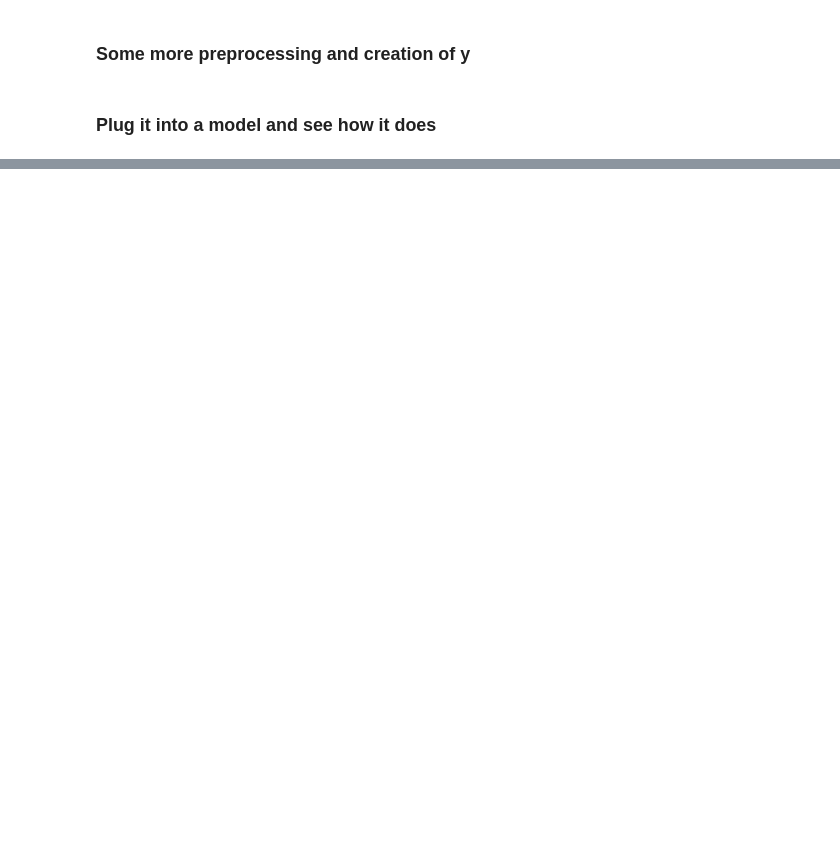
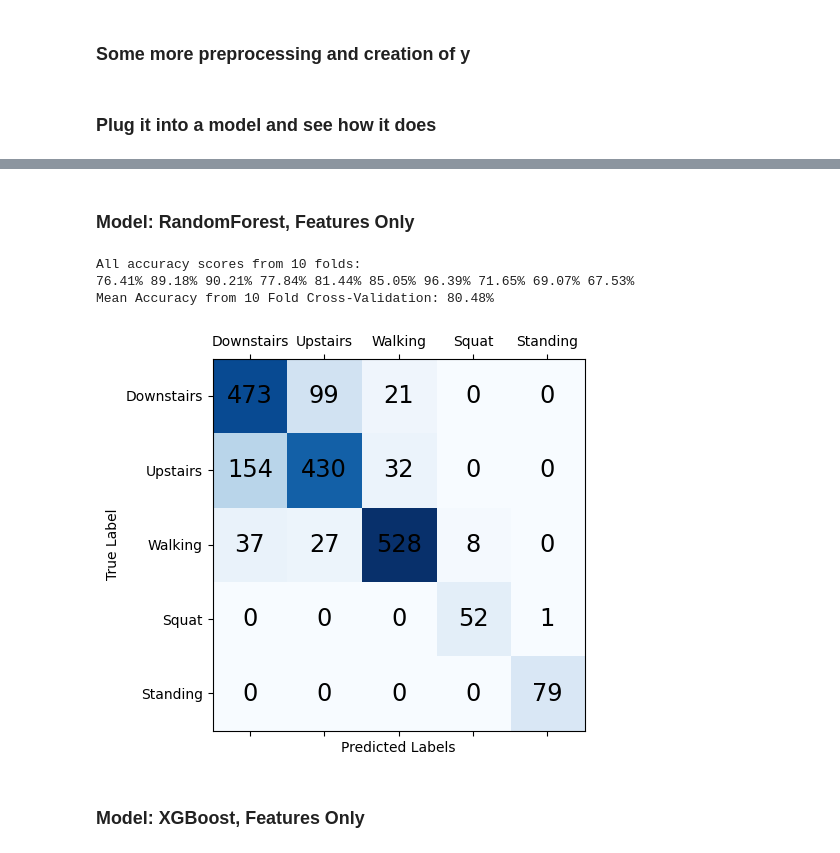
Before and after one commit to jmandzak/ActivityDetection, a Jupyter notebook: main.ipynb, the cells around one changed output, grey strips where cells are left out. Drawn from its saved outputs; the diff is of its cells as text; code cells hidden in the pictures; blank space fills up the shorter version.

```diff
--- a/main.ipynb
+++ b/main.ipynb
@@ -126,8 +118,20 @@ used_columns = ['ACCELEROMETER Z (m/s²)', 'ACCELEROMETER Y (m/s²)',
        'GRAVITY Y (m/s²)', 'GRAVITY X (m/s²)']
 
 # create list of lists for each activity
-downstairs_samples = createX(downstairs_dfs, used_columns)
-upstairs_samples = createX(upstairs_dfs, used_columns)
-walk_samples = createX(walk_dfs, used_columns)
-squat_samples = createX(squat_dfs, used_columns)
-standing_samples = createX(standing_dfs, used_columns)
+downstairs_samples_raw = createX(downstairs_dfs, used_columns, True, False)
+upstairs_samples_raw = createX(upstairs_dfs, used_columns, True, False)
+walk_samples_raw = createX(walk_dfs, used_columns, True, False)
+squat_samples_raw = createX(squat_dfs, used_columns, True, False)
+standing_samples_raw = createX(standing_dfs, used_columns, True, False)
+
+downstairs_samples_features = createX(downstairs_dfs, used_columns, False, True)
+upstairs_samples_features = createX(upstairs_dfs, used_columns, False, True)
+walk_samples_features = createX(walk_dfs, used_columns, False, True)
+squat_samples_features = createX(squat_dfs, used_columns, False, True)
+standing_samples_features = createX(standing_dfs, used_columns, False, True)
+
+downstairs_samples_both = createX(downstairs_dfs, used_columns, True, True)
+upstairs_samples_both = createX(upstairs_dfs, used_columns, True, True)
+walk_samples_both = createX(walk_dfs, used_columns, True, True)
+squat_samples_both = createX(squat_dfs, used_columns, True, True)
+standing_samples_both = createX(standing_dfs, used_columns, True, True)
@@ -236,0 +233,14 @@ Mean Accuracy from 10 Fold Cross-Validation: 81.45%
+# %% [markdown]
+### Model: RandomForest, Features Only
+# %%
+from sklearn.ensemble import RandomForestClassifier
+
+model = RandomForestClassifier(n_estimators=100, random_state=42)
+train_and_evaluate_model(X_features, y, model)
+# %% [output]
+All accuracy scores from 10 folds:
+76.41% 89.18% 90.21% 77.84% 81.44% 85.05% 96.39% 71.65% 69.07% 67.53%
+Mean Accuracy from 10 Fold Cross-Validation: 80.48%
+[figure, added]
+# %% [markdown]
+### Model: XGBoost, Features Only
```
Also changed, not shown: parts of 21 cells of this notebook.
